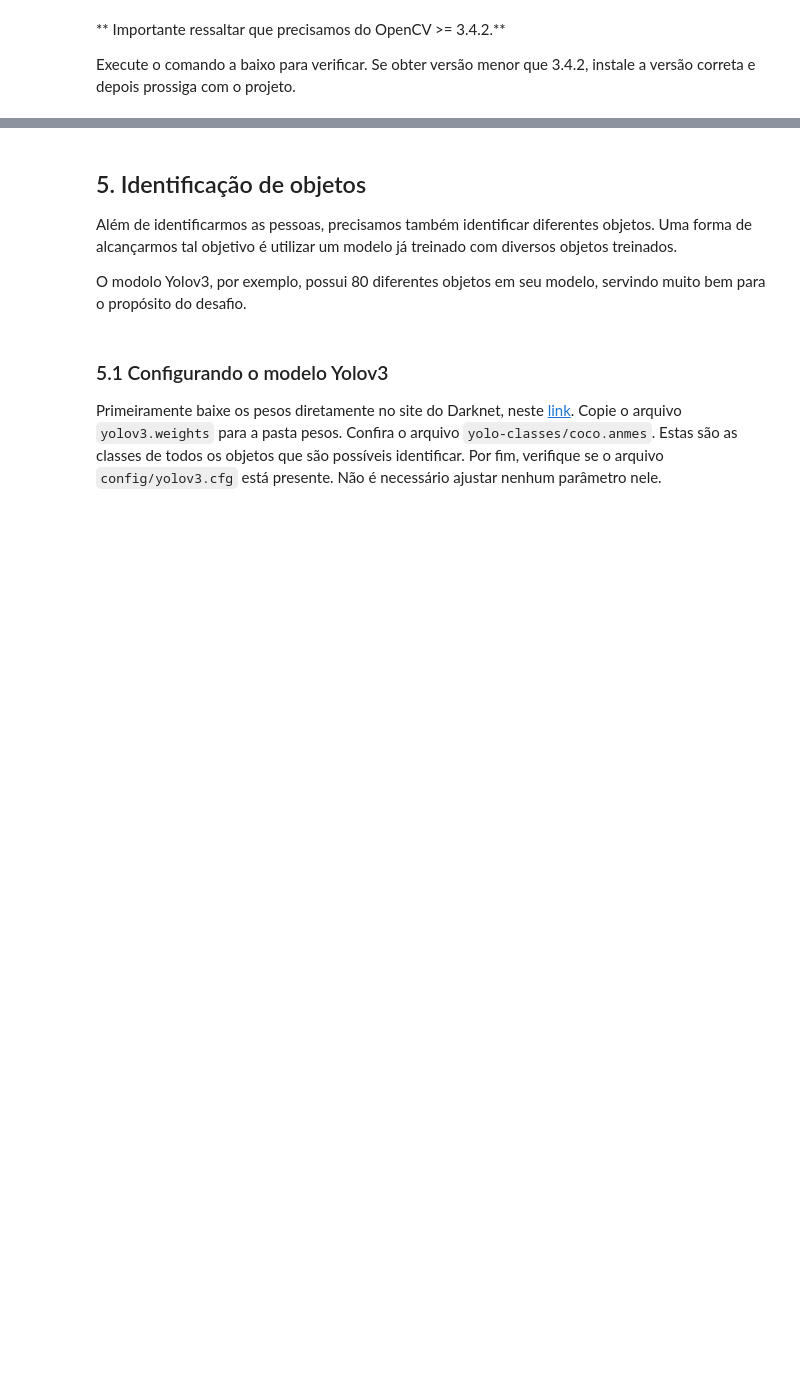
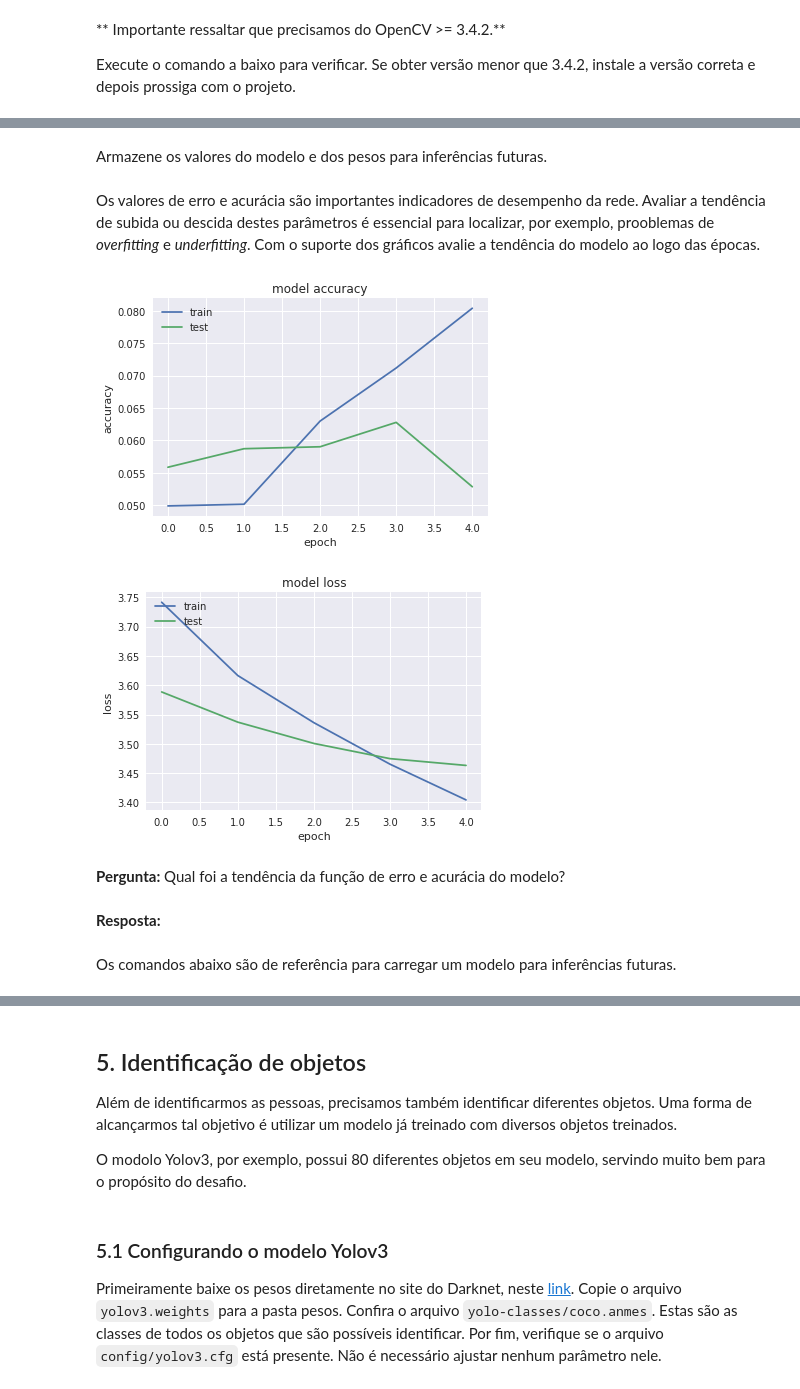
Before and after one commit to jason-pires/fiap-ml-visao-computacional-capstone, a Jupyter notebook: projeto/object-people-audit.ipynb, the cells around one changed output, grey strips where cells are left out. Cells and saved outputs as stored; diff of their text form; code cells hidden in the pictures; blank space fills up the shorter version.

```diff
--- a/projeto/object-people-audit.ipynb
+++ b/projeto/object-people-audit.ipynb
@@ -83,0 +402,2 @@ print(cv2.__version__)
+# %%
+modelo.load_weights("./pesos/vgg_face_weights.h5")
@@ -83,0 +418,12 @@ print(cv2.__version__)
+# %%
+for layer in modelo.layers[:-7]:
+    layer.trainable = False
+
+saida_modelo = Sequential()
+
+# IMPLEMENTAR
+saida_modelo = Convolution2D(classes_idade, (1, 1), name='predictions')(modelo.layers[-4].output)
+
+saida_modelo = Flatten()(saida_modelo)
+saida_modelo = Activation('softmax')(saida_modelo)
+modelo_idade = Model(inputs=modelo.input, outputs=saida_modelo)
@@ -83,0 +462,3 @@ print(cv2.__version__)
+# %%
+# IMPLEMENTAR
+numero_epocas = 5
@@ -83,0 +467,4 @@ print(cv2.__version__)
+# %%
+modelo_idade.compile(optimizer='adam', loss='categorical_crossentropy', metrics=['accuracy'])
+historico = modelo_idade.fit(x=treinamento_x, y=treinamento_y,
+                             validation_data=(teste_x, teste_y), epochs=numero_epocas, batch_size=32)
@@ -83,0 +489,2 @@ print(cv2.__version__)
+# %% [markdown]
+Armazene os valores do modelo e dos pesos para inferências futuras.
@@ -83,0 +495,33 @@ print(cv2.__version__)
+# %% [markdown]
+Os valores de erro e acurácia são importantes indicadores de desempenho da rede. Avaliar a tendência de subida ou descida destes parâmetros é essencial para localizar, por exemplo, prooblemas de _overfitting_ e _underfitting_.
+Com o suporte dos gráficos avalie a tendência do modelo ao logo das épocas.
+# %%
+# Para deixar no formato do Seaborn os gráficos do Pyplot
+sns.set()
+
+# Exibindo dados de Acurácia/Precisão
+plt.plot(historico.history['acc'])
+plt.plot(historico.history['val_acc'])
+plt.title('model accuracy')
+plt.ylabel('accuracy')
+plt.xlabel('epoch')
+plt.legend(['train', 'test'], loc='upper left')
+plt.show()
+
+# Exibindo dados de Perda
+plt.plot(historico.history['loss'])
+plt.plot(historico.history['val_loss'])
+plt.title('model loss')
+plt.ylabel('loss')
+plt.xlabel('epoch')
+plt.legend(['train', 'test'], loc='upper left')
+plt.show()
+# %% [output]
+[figure, added]
+[figure, added]
+# %% [markdown]
+**Pergunta:** Qual foi a tendência da função de erro e acurácia do modelo?
+# %% [markdown]
+**Resposta:**
+# %% [markdown]
+Os comandos abaixo são de referência para carregar um modelo para inferências futuras.
```
Also changed, not shown: parts of 149 cells of this notebook.
